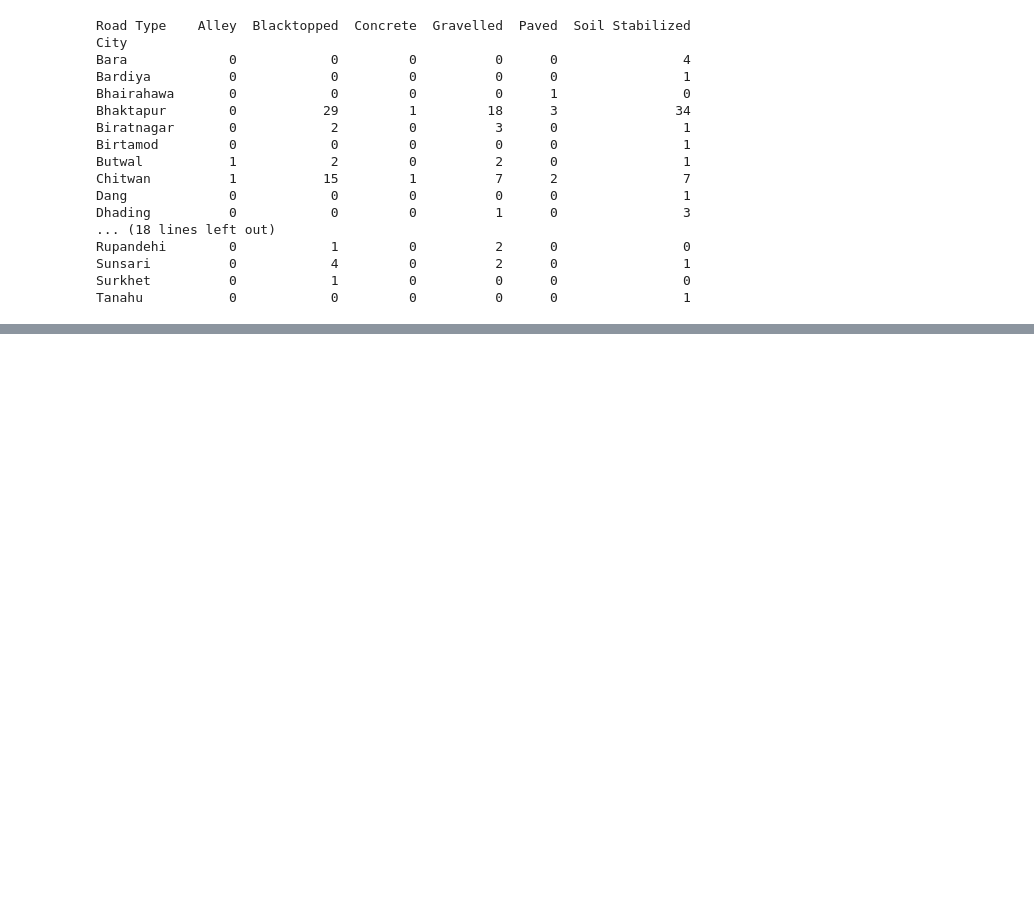
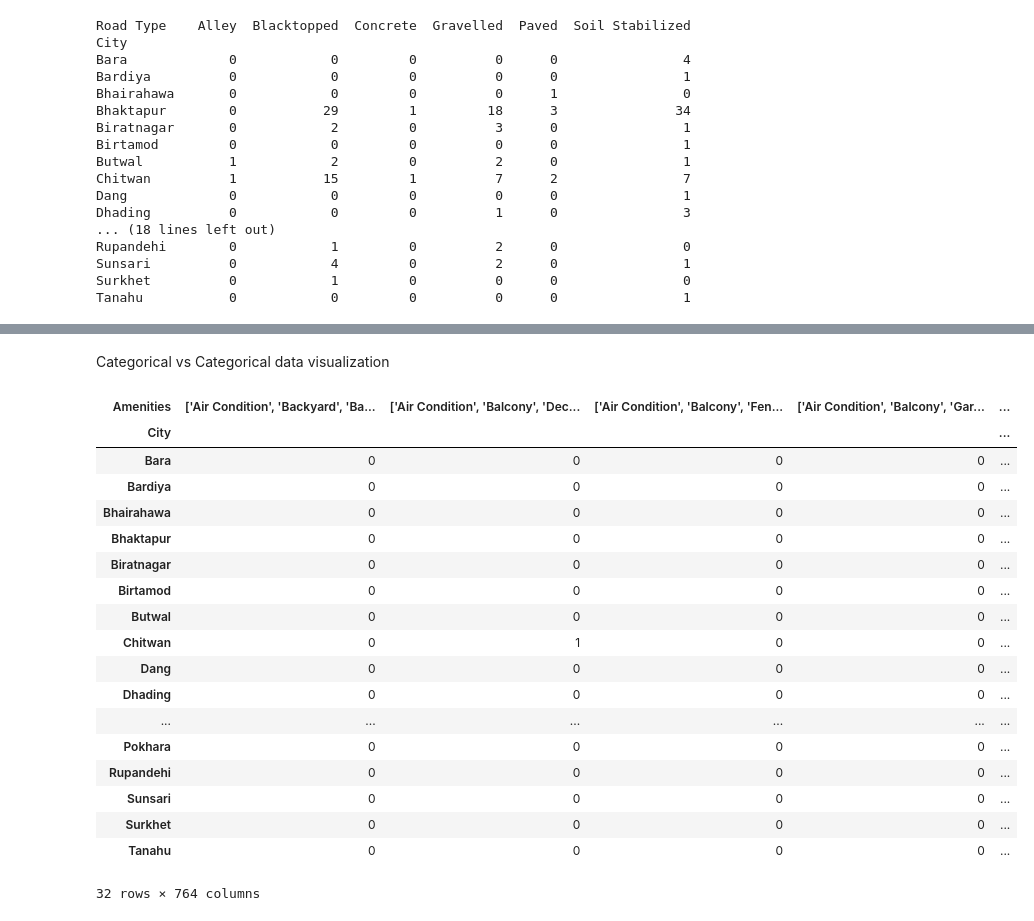
Before and after one commit to Swoyesh/House_Price_Predictor, a Jupyter notebook: housing.ipynb, the cells around one changed output, grey strips where cells are left out. Saved outputs shown, nothing was run; the diff lists cells and outputs as text; code cells hidden in the pictures; blank space fills up the shorter version.

```diff
--- a/housing.ipynb
+++ b/housing.ipynb
@@ -751,0 +820,24 @@ Tanahu           0            0         0          0      0                1
+# %% [markdown]
+Categorical vs Categorical data visualization
+# %%
+pd.crosstab(cleanData['City'], cleanData['Amenities'])
+# %% [output]
+| Amenities | ['Air Condition', 'Backyard', 'Ba... | ['Air Condition', 'Balcony', 'Dec... | ['Air Condition', 'Balcony', 'Fen... | ['Air Condition', 'Balcony', 'Gar... | ... |
+| City |  |  |  |  | ... |
+| Bara | 0 | 0 | 0 | 0 | ... |
+| Bardiya | 0 | 0 | 0 | 0 | ... |
+| Bhairahawa | 0 | 0 | 0 | 0 | ... |
+| Bhaktapur | 0 | 0 | 0 | 0 | ... |
+| Biratnagar | 0 | 0 | 0 | 0 | ... |
+| Birtamod | 0 | 0 | 0 | 0 | ... |
+| Butwal | 0 | 0 | 0 | 0 | ... |
+| Chitwan | 0 | 1 | 0 | 0 | ... |
+| Dang | 0 | 0 | 0 | 0 | ... |
+| Dhading | 0 | 0 | 0 | 0 | ... |
+| ... | ... | ... | ... | ... | ... |
+| Pokhara | 0 | 0 | 0 | 0 | ... |
+| Rupandehi | 0 | 0 | 0 | 0 | ... |
+| Sunsari | 0 | 0 | 0 | 0 | ... |
+| Surkhet | 0 | 0 | 0 | 0 | ... |
+| Tanahu | 0 | 0 | 0 | 0 | ... |
+32 rows × 764 columns
```
Also changed, not shown: parts of 13 cells of this notebook.
